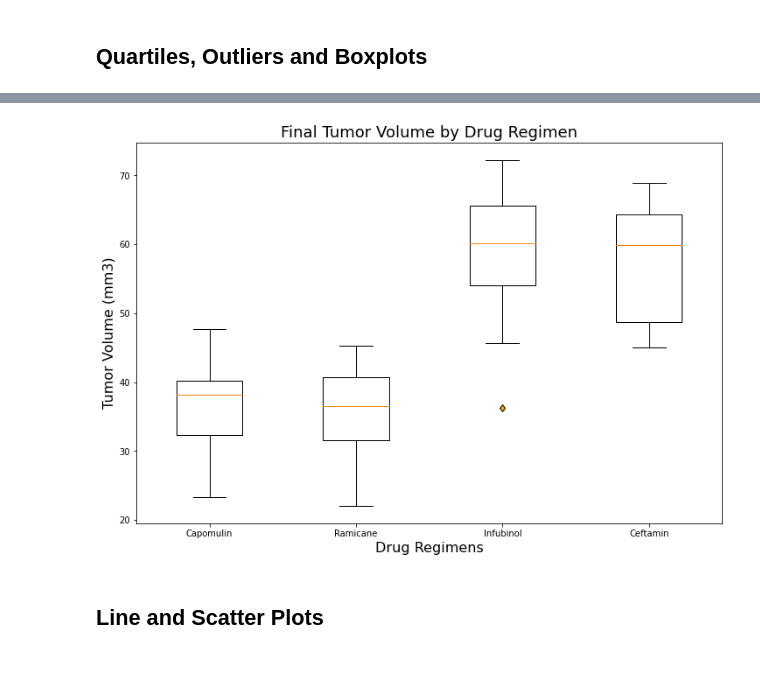
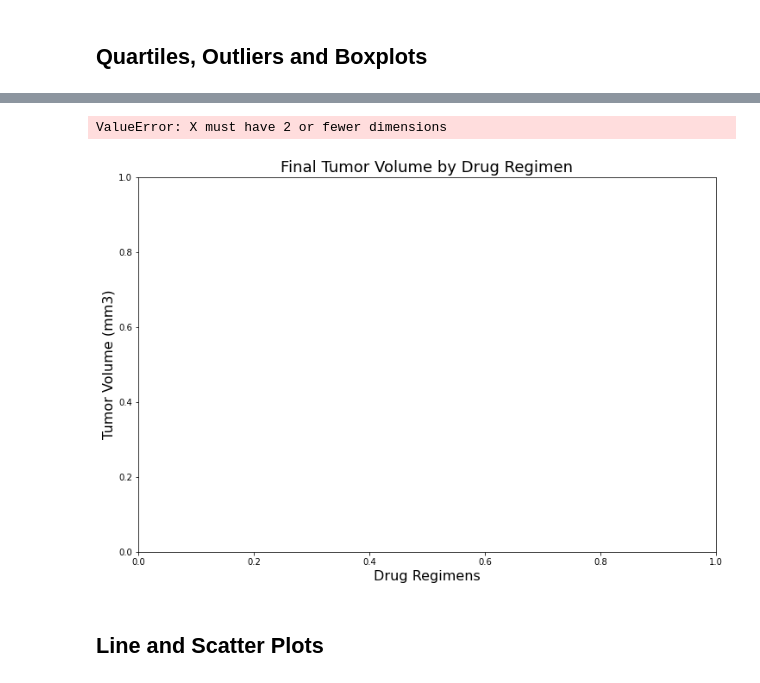
Before and after one commit to Jesskhunter/Matplotlib-Challenge, a Jupyter notebook: Pymaceuticals/pymaceuticals_starter.ipynb, the cells around one changed output, grey strips where cells are left out. Drawn from its saved outputs; the diff is of its cells as text; code cells hidden in the pictures.

```diff
--- a/Pymaceuticals/pymaceuticals_starter.ipynb
+++ b/Pymaceuticals/pymaceuticals_starter.ipynb
@@ -445,33 +414,19 @@ final_tumor_vol_list = []
 for drug in treatments:
 
     # Locate the rows which contain mice on each drug and get the tumor volumes
-    final_tumor_vol = merged_tumor_data.loc[merged_tumor_data['Drug Regimen'] == drug, 'Tumor Volume (mm3)']
+    final_tumor_vol = merged_data.loc[merged_data['Drug Regimen'] == drug, 'Tumor Volume (mm3)']
 
     # add subset to tumor_vol_list
-    final_tumor_vol_list.append(merged_tumor_data)
+    final_tumor_vol_list.append(merged_data)
 
-     # add subset
-iqr = []
-lower_bounds = []
-upper_bounds = []
-for i in range(len(treatments)):
-    quartiles = final_tumor_vol_list[i].quantile([0.25,0.5,0.75])
-    quartiles.append(quartiles)
-    lowerq = quartiles[0.25]
-    upperq = quartiles[0.75]
-    iqr.append(upperq - lowerq)
-    lower_bounds.append(lowerq - (1.5*iqr[i]))
-    upper_bounds.append(upperq + (1.5*iqr[i]))
-
-
-#     # Calculate the IQR and quantitatively
-#     quartiles = final_tumor_vol.quantile([0.25,0.5,0.75])
-#     lowerq = quartiles[0.25]
-#     upperq = quartiles[0.75]
-#     mean = final_tumor_vol.mean()
-#     iqr = upperq-lowerq
-#     lower_bound = lowerq - (1.5*iqr)
-#     upper_bound = upperq + (1.5*iqr)
+    # Calculate the IQR and quantitatively
+    quartiles = final_tumor_vol.quantile([.25,.5,.75])
+    lowerq = quartiles[.25]
+    upperq = quartiles[.75]
+    mean = final_tumor_vol.mean()
+    iqr = upperq-lowerq
+    lower_bound = lowerq - (1.5*iqr)
+    upper_bound = upperq + (1.5*iqr)
 
     # Determine outliers using upper and lower bounds
     outliers = final_tumor_vol.loc[(final_tumor_vol < lower_bound)
@@ -481,7 +436,6 @@ for i in range(len(treatments)):
     print(f"{drug} Regimen")
     print(f"Final tumor volume(mm3) for {drug} below {round(lower_bound,2)} could be outliers.")
     print(f"Final tumor volume(mm3) for {drug} above {round(upper_bound,2)} could be outliers.")
-    print(f"Average tumor volume(mm3) for {drug} is: {round(mean,2)}")
     print(f"Number of outliers for {drug} is: {outliers.count()}")
     if outliers.count() > 0:
         for i in outliers.index:
@@ -512,15 +462,16 @@ final_tumor_vol_list
 # %%
 # Generate a box plot of the final tumor volume of each mouse across four regimens of interest
 
 fig1, ax1 = plt.subplots(figsize=(12, 8))
 ax1.set_title('Final Tumor Volume by Drug Regimen', fontsize=18)
 ax1.set_ylabel('Tumor Volume (mm3)', fontsize=16)
 ax1.set_xlabel('Drug Regimens', fontsize=16)
-ax1.boxplot(tumor_vol_data, flierprops = dict(markerfacecolor='orange', marker='d'))
+ax1.boxplot(final_tumor_vol_list, flierprops = dict(markerfacecolor='orange', marker='d',markersize=10))
 ax1.set_xticklabels(treatments)
 plt.show()
 # %% [output]
+ValueError: X must have 2 or fewer dimensions
-[figure, old version]
+[figure, new version]
 # %% [markdown]
 ## Line and Scatter Plots
 # %%
```
Also changed, not shown: parts of 14 cells of this notebook.
